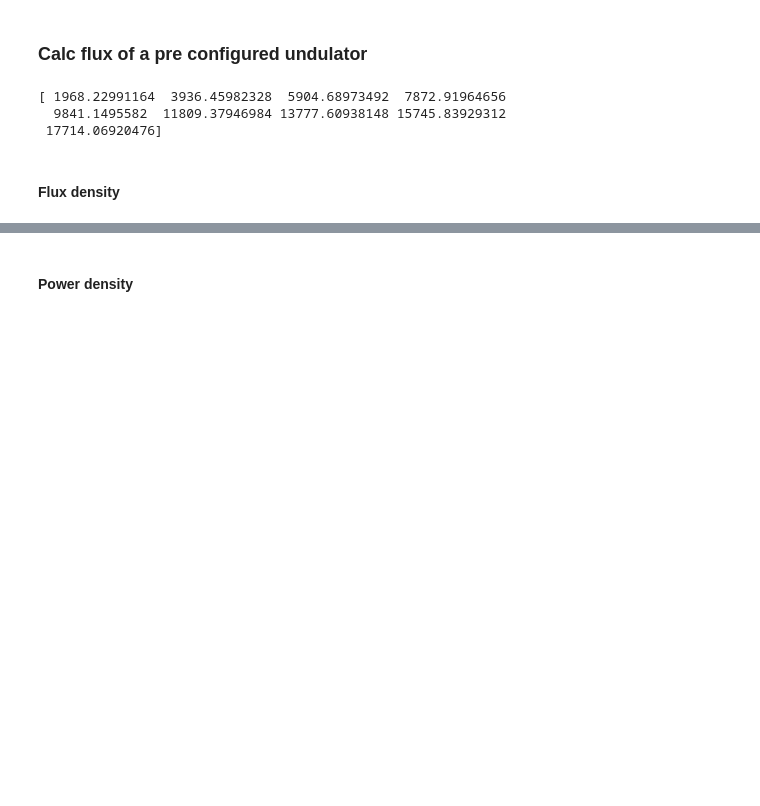
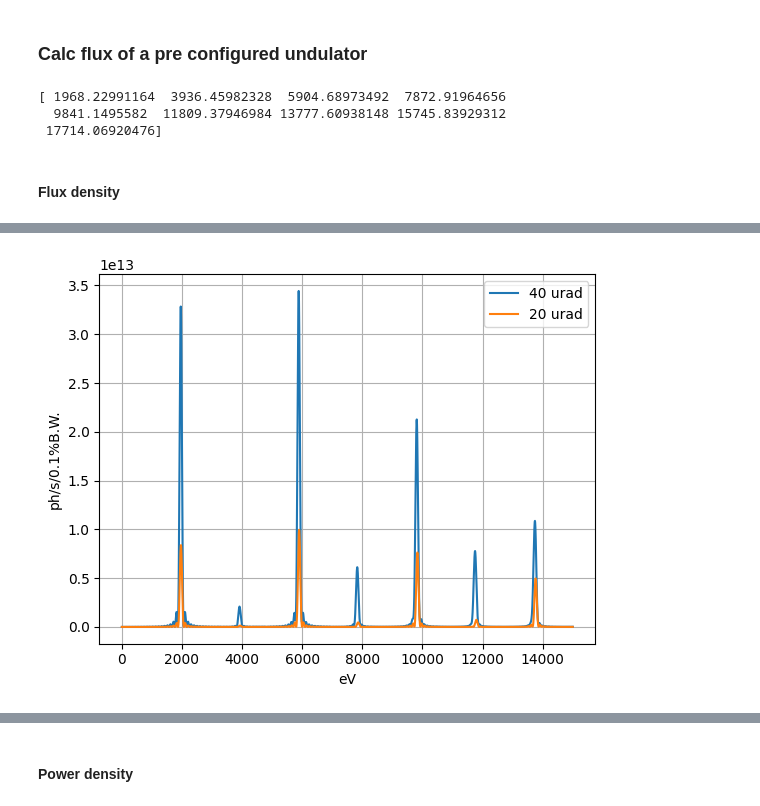
Before and after one commit to lnls-ids/spectrainterface, a Jupyter notebook: spectrainterface/tutorial_spectra_interface.ipynb, the cells around one changed output, grey strips where cells are left out. Saved outputs shown, nothing was run; the diff lists cells and outputs as text; code cells hidden in the pictures; blank space fills up the shorter version.

```diff
--- a/spectrainterface/tutorial_spectra_interface.ipynb
+++ b/spectrainterface/tutorial_spectra_interface.ipynb
@@ -214,19 +223,19 @@ spectra.calc.output_type = (
     spectra.calc.CalcConfigs.Output.flux
 )
 spectra.calc.distance_from_source = 1
-spectra.calc.slit_shape = spectra.calc.CalcConfigs.SlitShape.circular
+spectra.calc.slit_shape = spectra.calc.CalcConfigs.SlitShape.rectangular
 spectra.accelerator.zero_emittance = True
 spectra.accelerator.zero_energy_spread = True
-spectra.calc.method = spectra.calc.CalcConfigs.Method.near_field
+spectra.calc.method = spectra.calc.CalcConfigs.Method.far_field
 spectra.calc.observation_angle = [0, 0]
-spectra.calc.slit_acceptance = [0, 0.04]
+spectra.calc.slit_acceptance = [-0.04, 0.04]
 spectra.calc.energy_range = [1, 15000]
 spectra.calc.energy_step = 1
 spectra.calc.set_config()
 spectra.calc.run_calculation()
 flux0 = spectra.calc.flux
 
-spectra.calc.slit_acceptance = [0, 0.02]
+spectra.calc.slit_acceptance = [-0.02, 0.02]
 spectra.calc.set_config()
 spectra.calc.run_calculation()
 flux1 = spectra.calc.flux
@@ -238,3 +247,4 @@ plt.xlabel(spectra.calc.output_captions['units'][0])
 plt.ylabel(spectra.calc.output_captions['units'][1])
 plt.legend()
 plt.grid()
+# %% [output]
@@ -241 +253,2 @@ plt.grid()
+[figure, added]
 # %%
```
Also changed, not shown: parts of 14 cells of this notebook, 16 other files.
